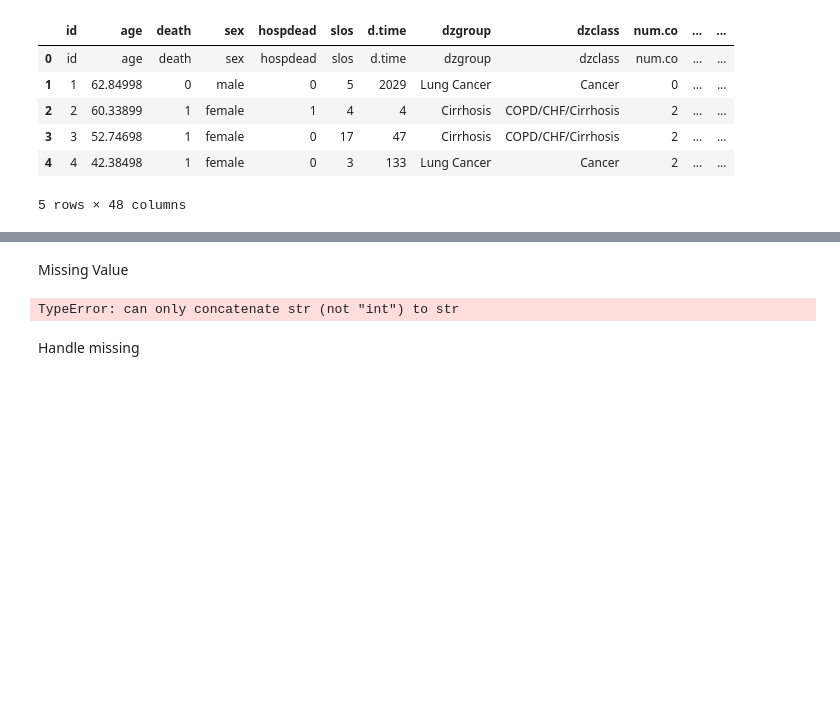
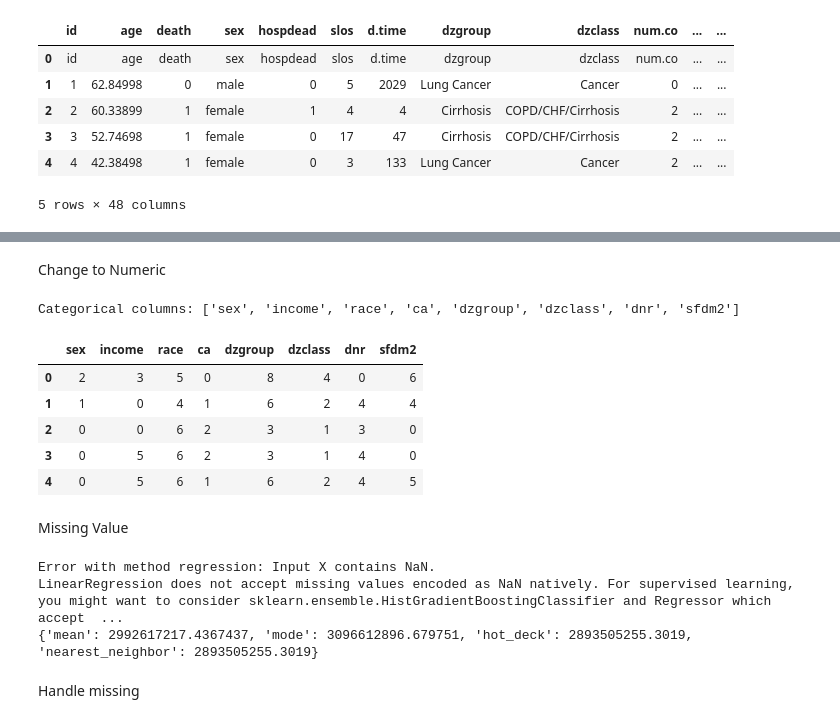
Before and after one commit to ManchineLearningENN/Hw1_ML, a Jupyter notebook: HW_Prepairing.ipynb, the cells around one changed output, grey strips where cells are left out. Saved outputs shown, nothing was run; the diff lists cells and outputs as text; code cells hidden in the pictures; blank space fills up the shorter version.

```diff
--- a/HW_Prepairing.ipynb
+++ b/HW_Prepairing.ipynb
@@ -80,7 +84,7 @@ cols_before = df.columns
 rows_before = df.shape[0]
 
 # ลบคอลัมน์ที่มีค่าหายไปมากกว่า 50%
-df = df.loc[:, df.isnull().mean() < 0.5]
+df = df.loc[:, df.isnull().mean() < 0.4]
 cols_after = df.columns
 print("cols_before : ",cols_before)
 print("cols_After : ",cols_after)
@@ -137,0 +162,20 @@ cols_After :  Index(['id', 'age', 'death', 'sex', 'hospdead', 'slos', 'd.time',
+# %% [markdown]
+Change to Numeric
+# %%
+categorical_columns = ['sex','income','race','ca', 'dzgroup', 'dzclass', 'dnr' , 'sfdm2']
+label_encoders = {}
+for col in categorical_columns:
+    le = LabelEncoder()
+    df[col] = le.fit_transform(df[col].astype(str))  # Convert to string if not already
+    label_encoders[col] = le
+print(f"Categorical columns: {categorical_columns}")
+df[categorical_columns].head()
+# df.head()
+# %% [output]
+Categorical columns: ['sex', 'income', 'race', 'ca', 'dzgroup', 'dzclass', 'dnr', 'sfdm2']
+|  | sex | income | race | ca | dzgroup | dzclass | dnr | sfdm2 |
+| 0 | 2 | 3 | 5 | 0 | 8 | 4 | 0 | 6 |
+| 1 | 1 | 0 | 4 | 1 | 6 | 2 | 4 | 4 |
+| 2 | 0 | 0 | 6 | 2 | 3 | 1 | 3 | 0 |
+| 3 | 0 | 5 | 6 | 2 | 3 | 1 | 4 | 0 |
+| 4 | 0 | 5 | 6 | 1 | 6 | 2 | 4 | 5 |
@@ -153,7 +194,7 @@ def hot_deck_imputation(X_train, X_test):
     return X_train_imputed, X_test_imputed
 # %%
 def evaluate_imputation(method, df, target_col='charges'):
-    # Split the dataset into training and testing sets
+    # แบ่งข้อมูลเป็นชุดฝึกและชุดทดสอบ
     df_train, df_test = train_test_split(df, test_size=0.2, random_state=42)
 
     X_train = df_train.drop(columns=[target_col])
@@ -163,31 +204,34 @@ def evaluate_imputation(method, df, target_col='charges'):
     y_test = df_test[target_col]
 
     # Handle missing values in the target variable
+    y_train = pd.to_numeric(y_train, errors='coerce')  # แปลงให้เป็นตัวเลข
+    y_test = pd.to_numeric(y_test, errors='coerce')
+
     y_train = y_train.fillna(y_train.mean())
     y_test = y_test.fillna(y_test.mean())
 
     if method == 'mean':
-        # Arithmetic Mean Imputation
         imputer = SimpleImputer(strategy='mean')
         X_train_imputed = imputer.fit_transform(X_train)
         X_test_imputed = imputer.transform(X_test)
 
     elif method == 'mode':
-        # Mode Imputation (Most Frequent)
         imputer = SimpleImputer(strategy='most_frequent')
         X_train_imputed = imputer.fit_transform(X_train)
         X_test_imputed = imputer.transform(X_test)
 
-    elif method == 'regression_imputation':
-        # Regression Imputation
-        X_train_imputed, X_test_imputed = regression_imputation(X_train, X_test, y_train)
-
     elif method == 'hot_deck':
-        # Hot-deck Imputation (Using KNN as a proxy)
+        # Hot-deck Imputation (Using KNN)
         X_train_imputed, X_test_imputed = hot_deck_imputation(X_train, X_test)
 
     elif method == 'regression':
-        # Normal Regression (Regression model to predict y directly)
+        # Normal Regression (predict target directly)
+        # แปลง X_train และ X_test ให้เป็น 2D array ถ้าจำเป็น
+        if len(X_train.shape) == 1:
+            X_train = X_train.reshape(-1, 1)
+        if len(X_test.shape) == 1:
+            X_test = X_test.reshape(-1, 1)
+
         model = LinearRegression()
         model.fit(X_train, y_train)
         y_pred = model.predict(X_test)
@@ -195,7 +239,7 @@ def evaluate_imputation(method, df, target_col='charges'):
         return mse
 
     elif method == 'nearest_neighbor':
-        # Nearest Neighbor (KNNImputer as nearest neighbor approach)
+        # Nearest Neighbor (KNNImputer)
         imputer = KNNImputer(n_neighbors=5)
         X_train_imputed = imputer.fit_transform(X_train)
         X_test_imputed = imputer.transform(X_test)
@@ -212,23 +256,23 @@ def evaluate_imputation(method, df, target_col='charges'):
     mse = mean_squared_error(y_test, y_pred)
 
     return mse
-
-# ลบคอลัมน์ที่มีแต่ค่า NaN ทั้งหมด
-numeric_df = df.dropna(axis=1, how='all')
-
-# Evaluate different imputation methods
-methods = ['mean', 'mode', 'regression_imputation', 'hot_deck', 'regression', 'nearest_neighbor']
-results = {}
-
-for method in methods:
-    mse = evaluate_imputation(method, numeric_df)
-    results[method] = mse
-
-# Find and print the best imputation method
-best_method = min(results, key=results.get)
-print(f"Best imputation method: {best_method}, MSE: {results[best_method]}")
-# %% [output]
-TypeError: can only concatenate str (not "int") to str
+# %%
+methods = ['mean', 'mode', 'hot_deck', 'regression', 'nearest_neighbor']
+results = {}
+
+for method in methods:
+    try:
+        mse = evaluate_imputation(method, df, target_col='charges')
+        results[method] = mse
+    except ValueError as e:
+        print(f"Error with method {method}: {e}")
+
+# ดูผลลัพธ์ของแต่ละวิธีที่ลองใช้
+print(results)
+# %% [output]
+Error with method regression: Input X contains NaN.
+LinearRegression does not accept missing values encoded as NaN natively. For supervised learning, you might want to consider sklearn.ensemble.HistGradientBoostingClassifier and Regressor which accept  ...
+{'mean': 2992617217.4367437, 'mode': 3096612896.679751, 'hot_deck': 2893505255.3019, 'nearest_neighbor': 2893505255.3019}
 # %% [markdown]
 Handle missing
 # %% [markdown]
```
Also changed, not shown: parts of 10 cells of this notebook.
